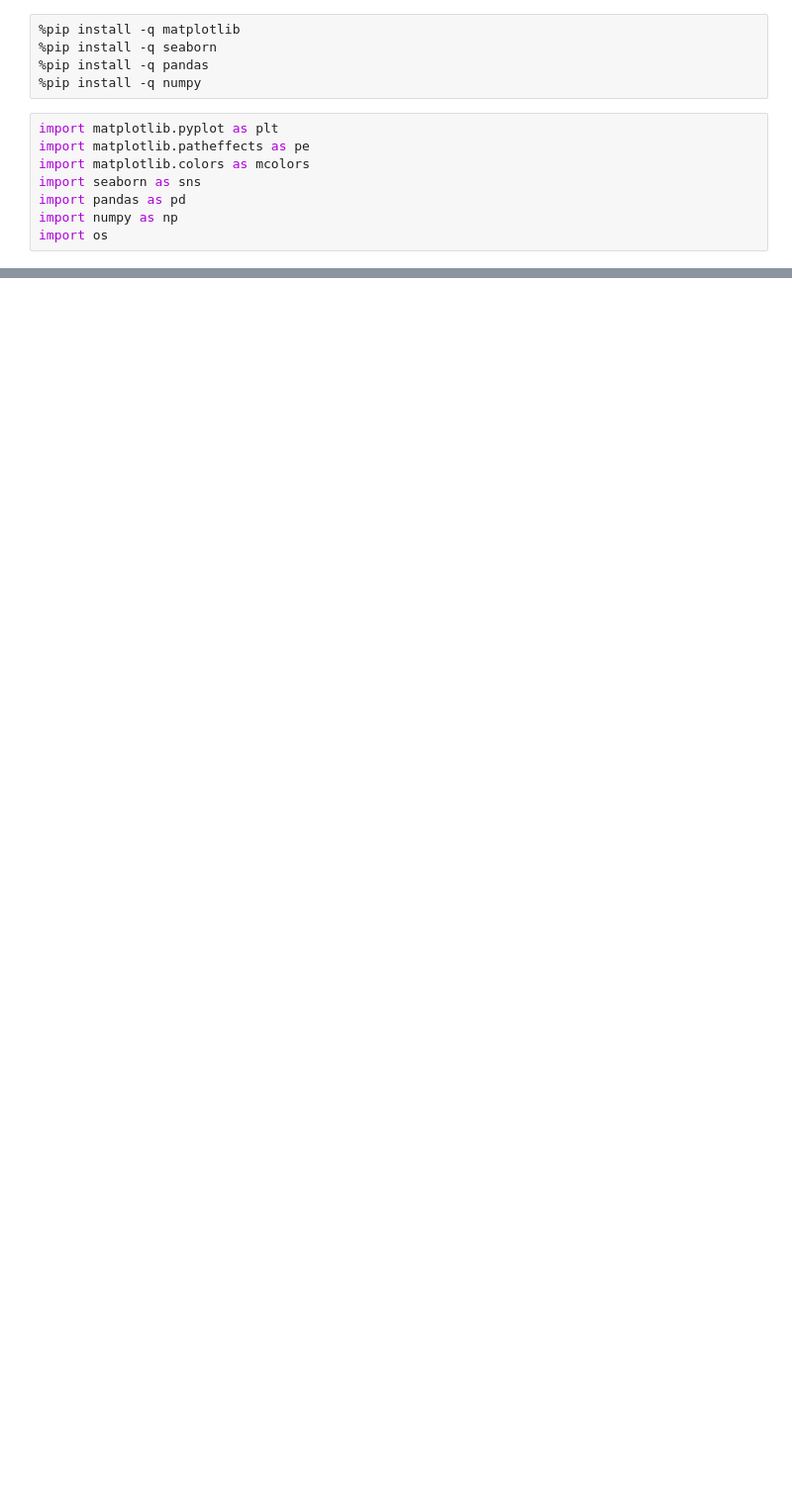
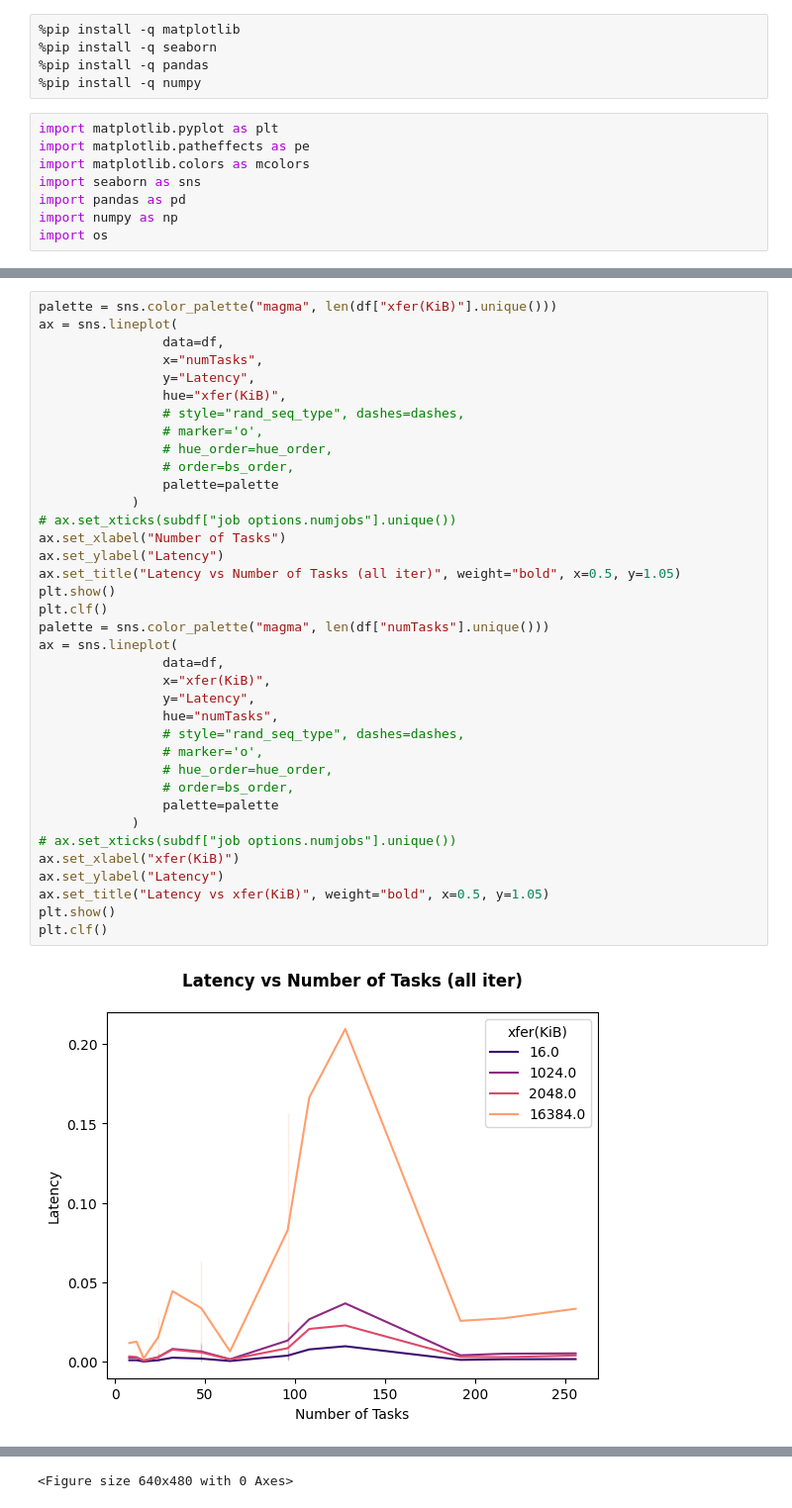
Before and after one commit to cissieAB/daos-benchmarking, a Jupyter notebook: plot_ior.ipynb, the cells around one changed output, grey strips where cells are left out. Shown: that part at 99% size. Cells and saved outputs as stored; diff of their text form; blank space fills up the shorter version.

```diff
--- a/plot_ior.ipynb
+++ b/plot_ior.ipynb
@@ -83,0 +164,39 @@ print(df[((df['numTasks']==24) & (df['iter']==4))])
+# %%
+palette = sns.color_palette("magma", len(df["xfer(KiB)"].unique()))
+ax = sns.lineplot(
+                data=df,
+                x="numTasks",
+                y="Latency",
+                hue="xfer(KiB)",
+                # style="rand_seq_type", dashes=dashes,
+                # marker='o',
+                # hue_order=hue_order,
+                # order=bs_order,
+                palette=palette
+            )
+# ax.set_xticks(subdf["job options.numjobs"].unique())
+ax.set_xlabel("Number of Tasks")
+ax.set_ylabel("Latency")
+ax.set_title("Latency vs Number of Tasks (all iter)", weight="bold", x=0.5, y=1.05)
+plt.show()
+plt.clf()
+palette = sns.color_palette("magma", len(df["numTasks"].unique()))
+ax = sns.lineplot(
+                data=df,
+                x="xfer(KiB)",
+                y="Latency",
+                hue="numTasks",
+                # style="rand_seq_type", dashes=dashes,
+                # marker='o',
+                # hue_order=hue_order,
+                # order=bs_order,
+                palette=palette
+            )
+# ax.set_xticks(subdf["job options.numjobs"].unique())
+ax.set_xlabel("xfer(KiB)")
+ax.set_ylabel("Latency")
+ax.set_title("Latency vs xfer(KiB)", weight="bold", x=0.5, y=1.05)
+plt.show()
+plt.clf()
+# %% [output]
+[figure, added]
@@ -83,0 +204 @@ print(df[((df['numTasks']==24) & (df['iter']==4))])
+<Figure size 640x480 with 0 Axes>
```
Also changed, not shown: parts of 5 cells of this notebook, 1 other file.
